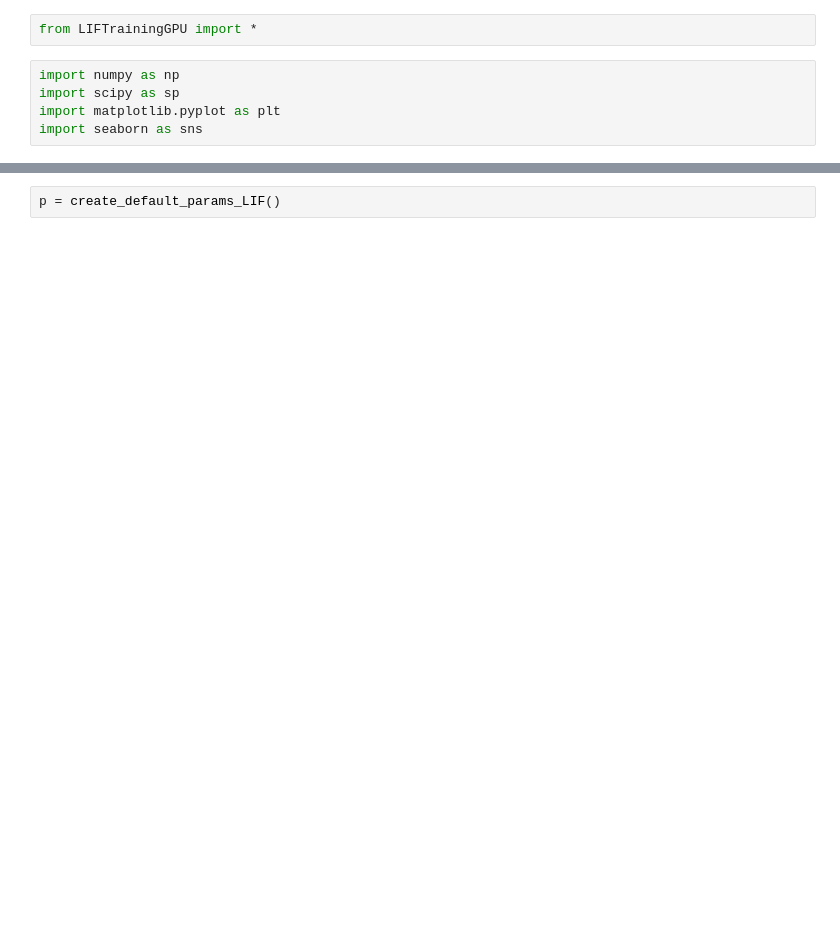
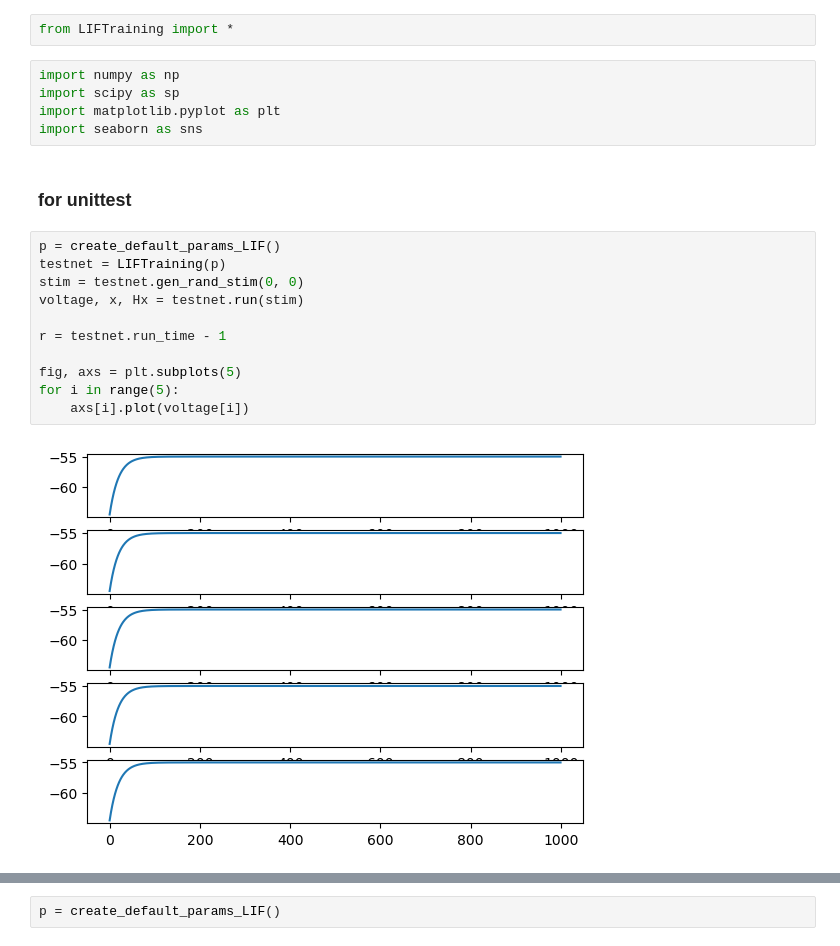
Before and after one commit to Sam-q-3736/srnn_rls, a Jupyter notebook: lif_testingGPU.ipynb, the cells around one changed output, grey strips where cells are left out. Cells and saved outputs as stored; diff of their text form; blank space fills up the shorter version.

```diff
--- a/lif_testingGPU.ipynb
+++ b/lif_testingGPU.ipynb
@@ -1,7 +1,22 @@
 # %%
-from LIFTrainingGPU import *
+from LIFTraining import *
 # %%
 import numpy as np
 import scipy as sp
 import matplotlib.pyplot as plt
 import seaborn as sns
+# %% [markdown]
+### for unittest
+# %%
+p = create_default_params_LIF()
+testnet = LIFTraining(p)
+stim = testnet.gen_rand_stim(0, 0)
+voltage, x, Hx = testnet.run(stim)
+
+r = testnet.run_time - 1
+
+fig, axs = plt.subplots(5)
+for i in range(5):
+    axs[i].plot(voltage[i])
+# %% [output]
+[figure, added]
```
Also changed, not shown: parts of 11 cells of this notebook.
